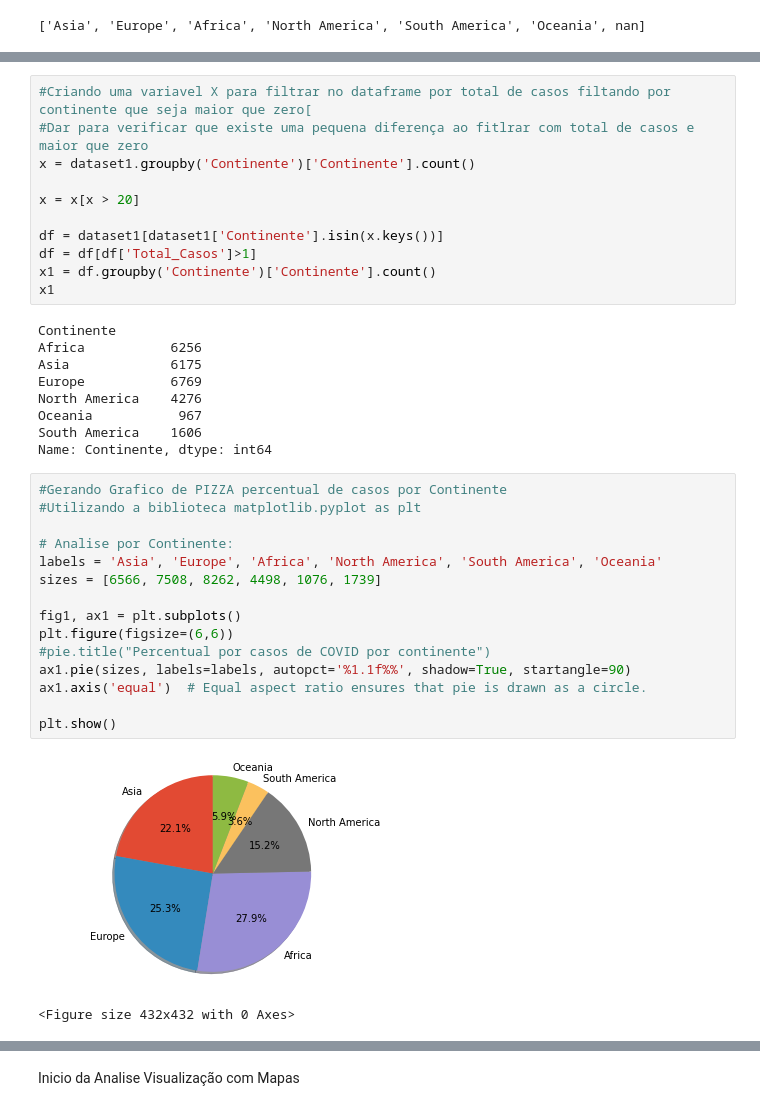
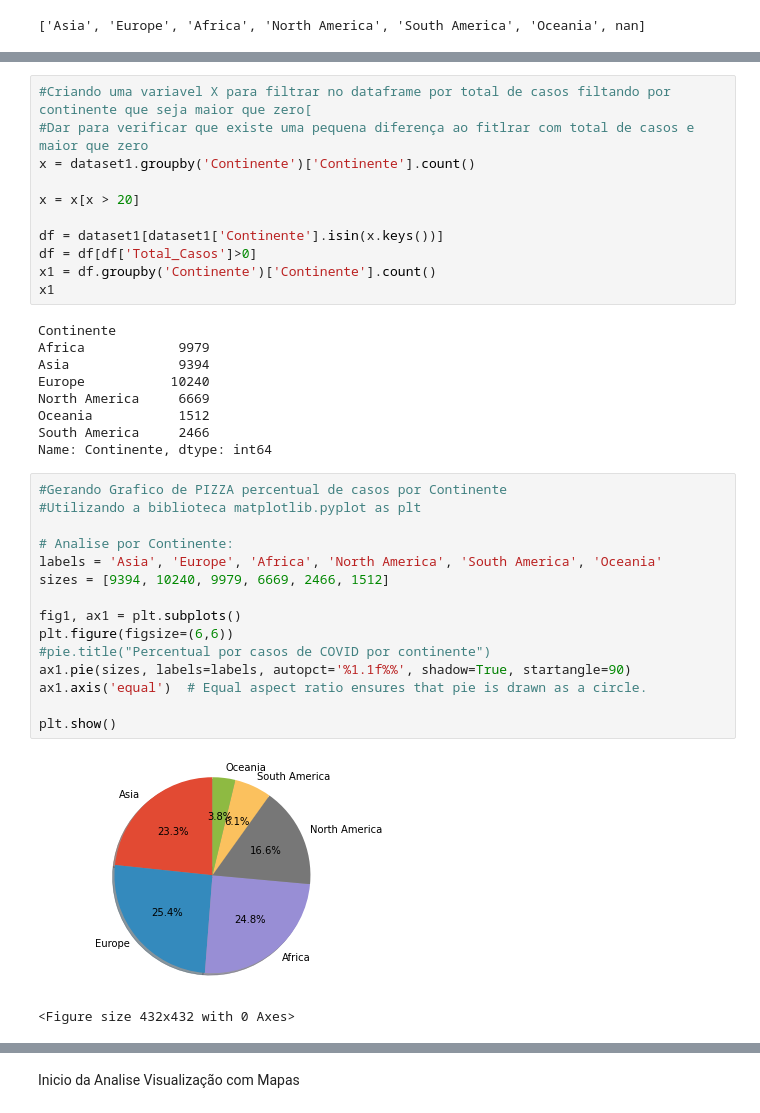
Before and after one commit to CarolBragaRJ/R4_SENACRJ_PROJETO_BIGDATA_NA_THREAD_DO_COVID_19, a Jupyter notebook: R4_AnaliseExploratoria_Covid_e_Mundo.ipynb, the cells around one changed output, grey strips where cells are left out. Cells and saved outputs as stored; diff of their text form.

```diff
--- a/R4_AnaliseExploratoria_Covid_e_Mundo.ipynb
+++ b/R4_AnaliseExploratoria_Covid_e_Mundo.ipynb
@@ -392,33 +395,33 @@ x = dataset1.groupby('Continente')['Continente'].count()
 x = x[x > 20]
 
 df = dataset1[dataset1['Continente'].isin(x.keys())]
-df = df[df['Total_Casos']>1]
+df = df[df['Total_Casos']>0]
 x1 = df.groupby('Continente')['Continente'].count()
 x1
 # %% [output]
 Continente
-Africa           6256
-Asia             6175
-Europe           6769
-North America    4276
-Oceania           967
-South America    1606
+Africa            9979
+Asia              9394
+Europe           10240
+North America     6669
+Oceania           1512
+South America     2466
 Name: Continente, dtype: int64
 # %%
 #Gerando Grafico de PIZZA percentual de casos por Continente
 #Utilizando a biblioteca matplotlib.pyplot as plt
 
 # Analise por Continente:
 labels = 'Asia', 'Europe', 'Africa', 'North America', 'South America', 'Oceania'
-sizes = [6566, 7508, 8262, 4498, 1076, 1739]
+sizes = [9394, 10240, 9979, 6669, 2466, 1512]
 
 fig1, ax1 = plt.subplots()
 plt.figure(figsize=(6,6))
 #pie.title("Percentual por casos de COVID por continente")
 ax1.pie(sizes, labels=labels, autopct='%1.1f%%', shadow=True, startangle=90)
 ax1.axis('equal')  # Equal aspect ratio ensures that pie is drawn as a circle.
 
 plt.show()
 # %% [output]
-[figure, old version]
+[figure, new version]
 <Figure size 432x432 with 0 Axes>
```
Also changed, not shown: parts of 33 cells of this notebook.
